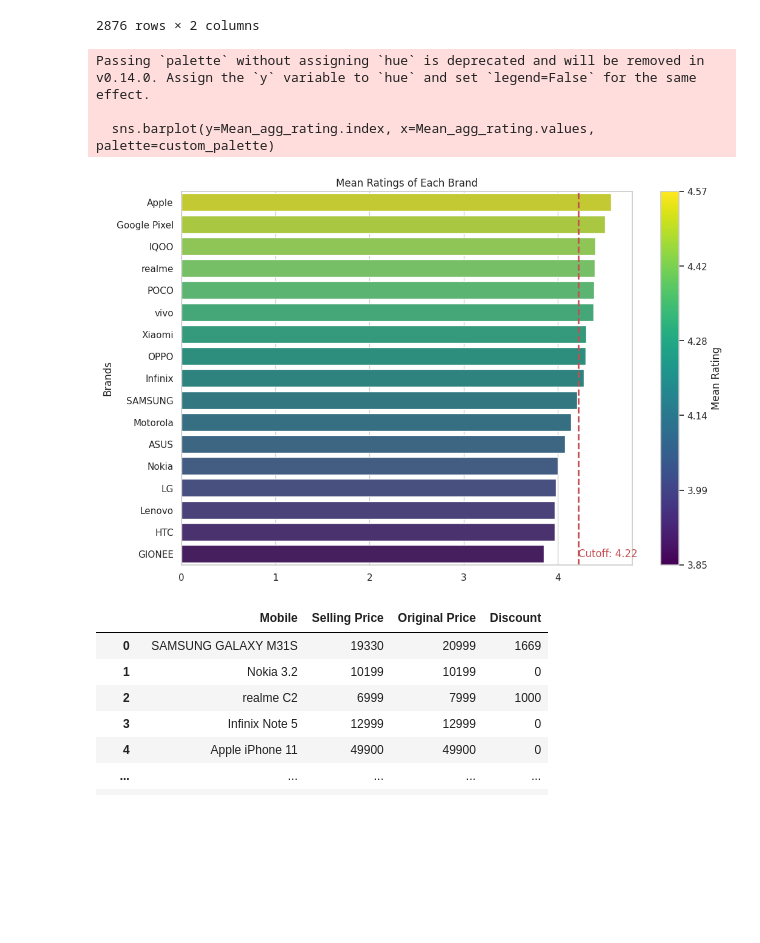
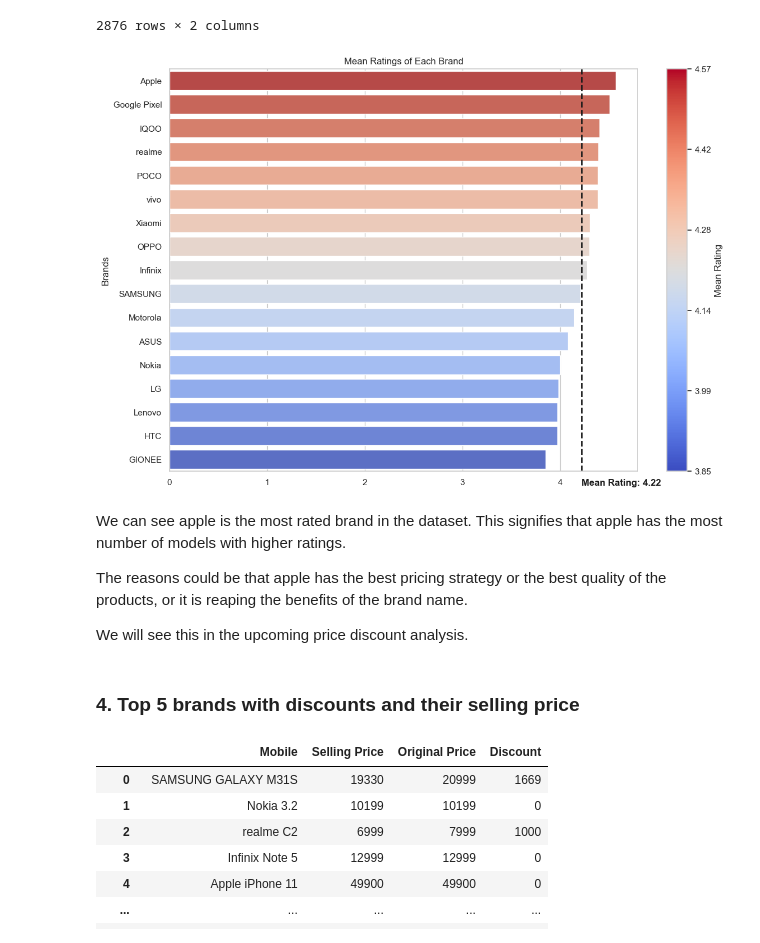
Before and after one commit to Vahsir7/EDA, a Jupyter notebook: mobile_sales/analysis.ipynb, the cells around one changed output. Saved outputs shown, nothing was run; the diff lists cells and outputs as text; code cells hidden in the pictures; blank space fills up the shorter version.

Commit message:
Added more visualisations

```diff
--- a/mobile_sales/analysis.ipynb
+++ b/mobile_sales/analysis.ipynb
@@ -69,0 +81,4 @@ data.duplicated().sum()
+# %%
+#apply strip to each column
+data = data.apply(lambda x: x.str.strip() if x.dtype == "object" else x)
+data
@@ -279,42 +322,50 @@ Mean_agg_rating = Mean_agg_rating.Rating.sort_values(ascending=False)
 
 # Calculate the cutoff value
 cutoff_value = Mean_agg_rating.mean()  # Set your cutoff value
 
 # Set the style for seaborn
 sns.set_theme(style="whitegrid")
 
 # Set up the matplotlib figure
 plt.figure(figsize=(12, 8))
 
 # Title of the plot
 plt.title("Mean Ratings of Each Brand")
 
 # Create the horizontal bar plot with a custom color palette
-custom_palette = sns.color_palette("viridis", len(Mean_agg_rating))[::-1]
-sns.barplot(y=Mean_agg_rating.index, x=Mean_agg_rating.values, palette=custom_palette)
+custom_palette = sns.color_palette("coolwarm", len(Mean_agg_rating))[::-1]
+sns.barplot(y=Mean_agg_rating.index, x=Mean_agg_rating.values, hue=Mean_agg_rating.index, palette=custom_palette, dodge=False, legend=False)
+
 
 # Draw the cutoff line
-plt.axvline(x=cutoff_value, color='r', linestyle='--', linewidth=2)
+plt.axvline(x=cutoff_value, color='k', linestyle='--', linewidth=2)
 
 # Add a label for the cutoff line
-plt.text(cutoff_value, len(Mean_agg_rating) - 1, f'Cutoff: {cutoff_value:.2f}', color='r', va='center')
+plt.text(cutoff_value, len(Mean_agg_rating), f'Mean Rating: {cutoff_value:.2f}', color='k', va='center', fontsize=12, weight='bold')
+# plt.text ( x,y, text, color, va, fontsize, weight)
 
 # Add a color bar
 norm = plt.Normalize(Mean_agg_rating.min(), Mean_agg_rating.max())
-sm = plt.cm.ScalarMappable(cmap='viridis', norm=norm)
+sm = plt.cm.ScalarMappable(cmap='coolwarm', norm=norm)
 sm.set_array([])
 cbar = plt.colorbar(sm, ax=plt.gca())
 cbar.set_label('Mean Rating')
 cbar.set_ticks(np.linspace(Mean_agg_rating.min(), Mean_agg_rating.max(), 6))
 cbar.set_ticklabels([f'{x:.2f}' for x in np.linspace(Mean_agg_rating.min(), Mean_agg_rating.max(), 6)])
 
 # Show the plot
+plt.tight_layout()
 plt.show()
 # %% [output]
-Passing `palette` without assigning `hue` is deprecated and will be removed in v0.14.0. Assign the `y` variable to `hue` and set `legend=False` for the same effect.
-
-  sns.barplot(y=Mean_agg_rating.index, x=Mean_agg_rating.values, palette=custom_palette)
-[figure, old version]
+[figure, new version]
+# %% [markdown]
+We can see apple is the most rated brand in the dataset. This signifies that apple has the most number of models with higher ratings.
+
+The reasons could be that apple has the best pricing strategy or the best quality of the products, or it is reaping the benefits of the brand name.
+
+We will see this in the upcoming price discount analysis.
+# %% [markdown]
+### 4. Top 5 brands with discounts and their selling price
 # %%
 mobile_discount = data[["Mobile","Selling Price","Original Price","Discount"]]
 mobile_discount
```
Also changed, not shown: parts of 53 cells of this notebook, 2 other files.
